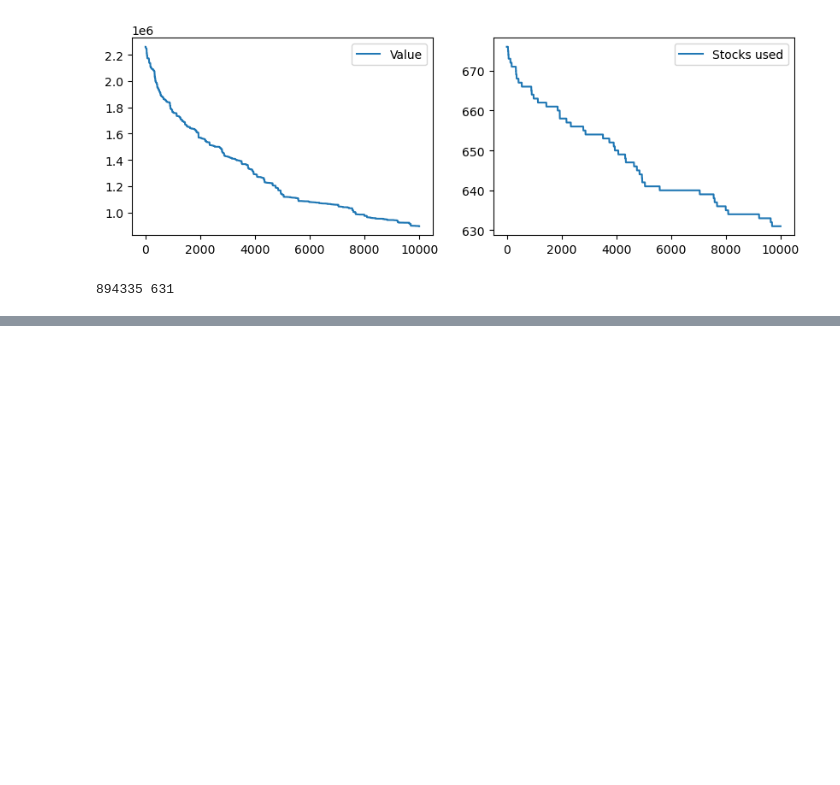
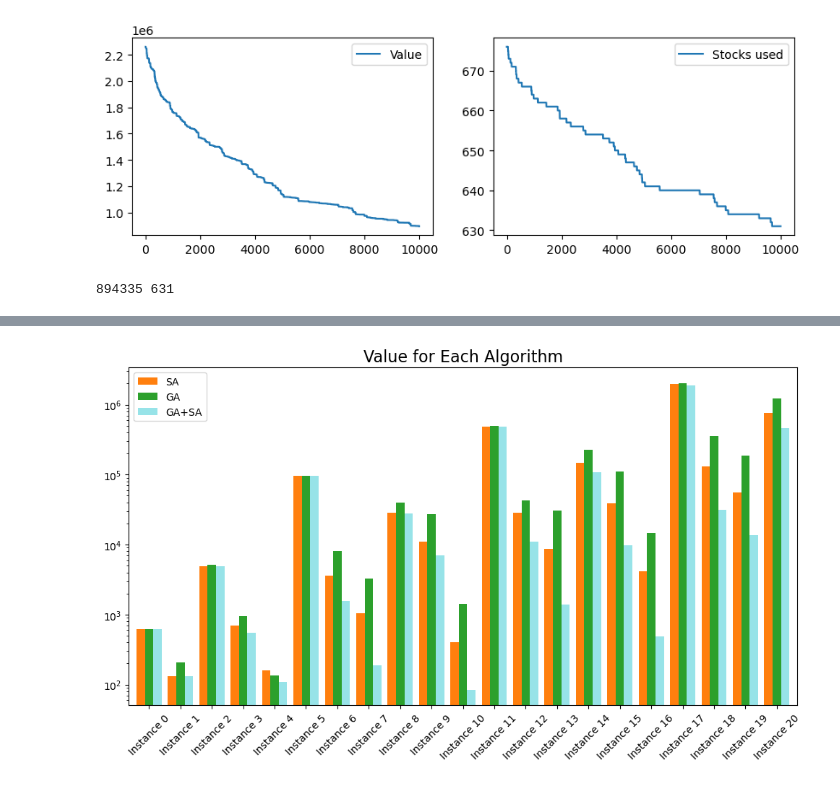
Before and after one commit to MilenkovicMaja/csp_optimization, a Jupyter notebook: csp.ipynb, the cells around one changed output, grey strips where cells are left out. Drawn from its saved outputs; the diff is of its cells as text; code cells hidden in the pictures; blank space fills up the shorter version.

Commit message:
CPLEX, SA, GA, GA+SA comparison

```diff
--- a/csp.ipynb
+++ b/csp.ipynb
@@ -1631,0 +1634,17 @@ ga_plus_sa_3(orders)
+# %%
+num_instances = 21
+sa_ga_cplex_df.loc[3, 'algorithm'] = 'GA+SA'
+
+for i in range(num_instances):
+
+    print(f'Instance {i+1}/{num_instances}  ', end='\r')
+
+    orders = read_instance(f'test_instances/test_instance_{i}.csp')
+
+    start = perf_counter()
+    _, value, num_stocks = ga_plus_sa_2(orders)
+    end = perf_counter()
+
+    sa_ga_cplex_df.loc[3, f'instance {i} value'] = value
+    sa_ga_cplex_df.loc[3, f'instance {i} num stocks'] = num_stocks
+    sa_ga_cplex_df.loc[3, f'instance {i} time'] = end - start
@@ -1631,0 +1662,15 @@ ga_plus_sa_3(orders)
+# %%
+value_df = sa_ga_cplex_df.filter(like='value').T
+num_stocks_df = sa_ga_cplex_df.filter(like='num stocks').T
+time_df = sa_ga_cplex_df.filter(like='time').T
+
+ax = value_df.plot(kind='bar', figsize=(10, 6), width=0.8, logy=True)
+ax.set_title("Value for Each Algorithm", fontsize=16)
+ax.set_xticklabels(["Instance " + str(i) for i in range(len(value_df))], rotation=45)
+ax.legend(["SA", "GA", "GA+SA"])
+
+plt.tight_layout()
+
+plt.show()
+# %% [output]
+[figure, added]
```
Also changed, not shown: parts of 8 cells of this notebook.
